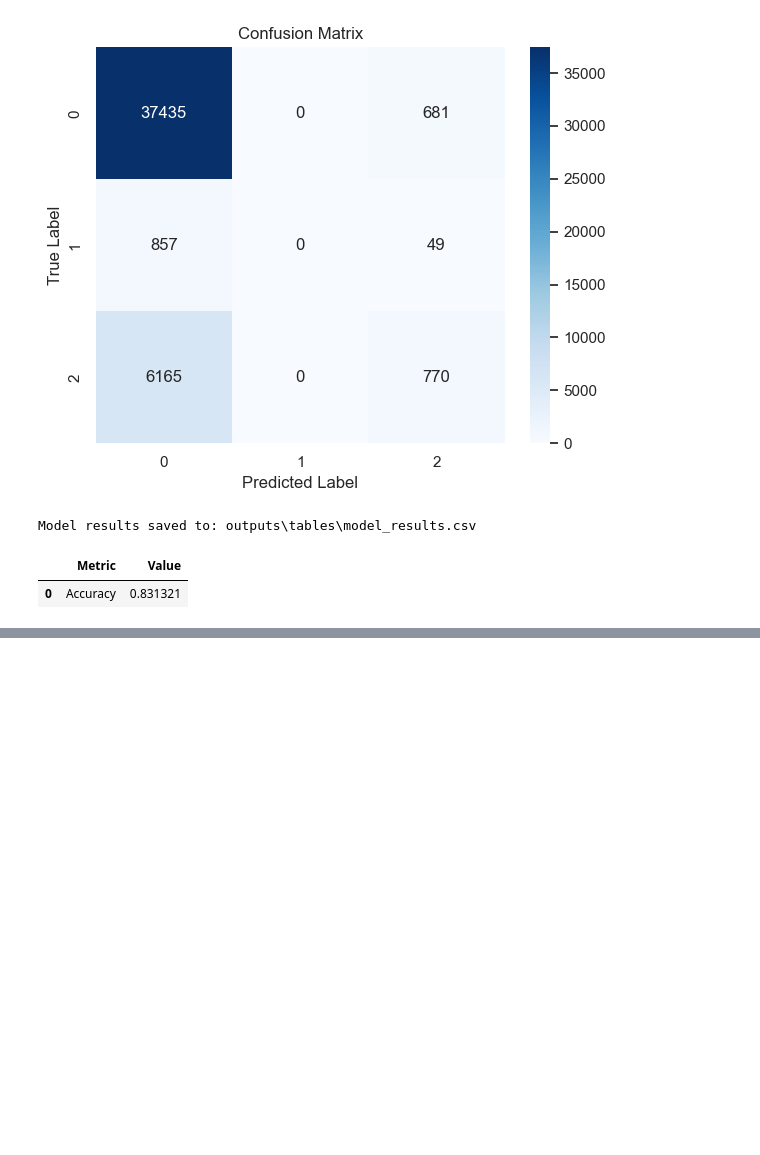
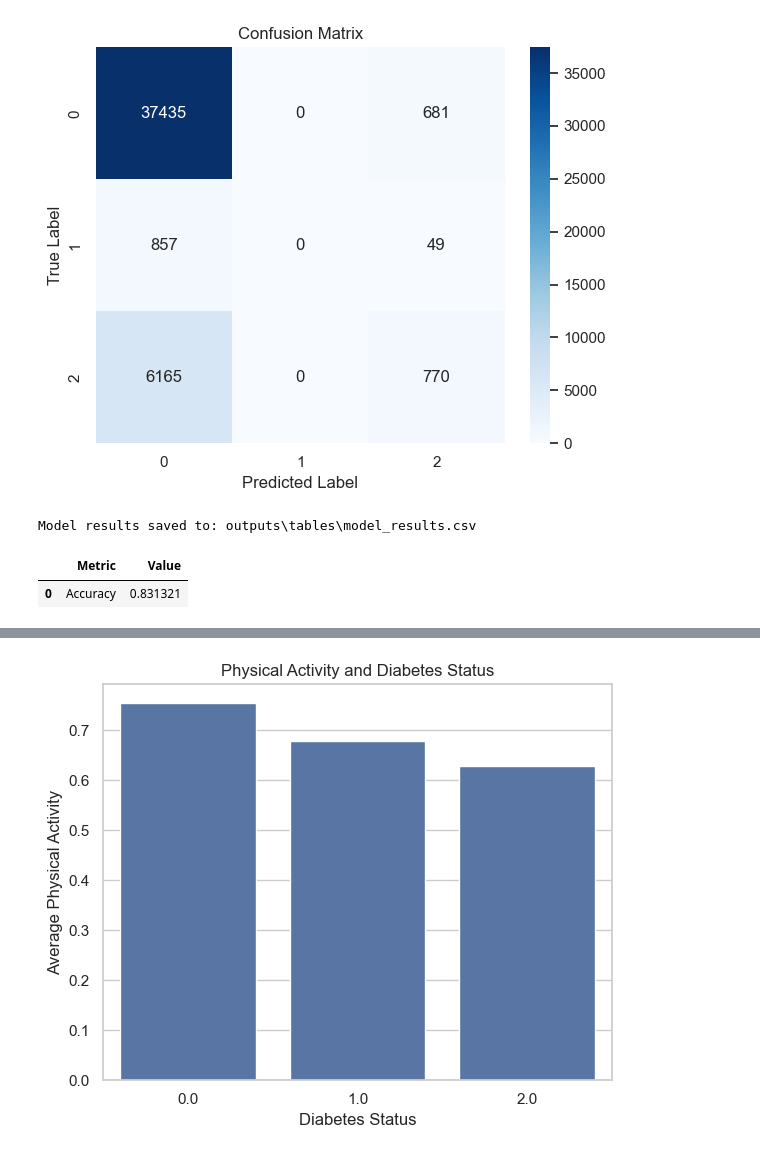
Before and after one commit to Amaanster1234/INFO-I211---Final-Project-, a Jupyter notebook: final_project.ipynb, the cells around one changed output, grey strips where cells are left out. Cells and saved outputs as stored; diff of their text form; code cells hidden in the pictures; blank space fills up the shorter version.

```diff
--- a/final_project.ipynb
+++ b/final_project.ipynb
@@ -1099,0 +1172,19 @@ Model results saved to: outputs\tables\model_results.csv
+# %%
+# ----------------------------
+# Final Physical Activity visualization
+# ----------------------------
+
+activity_summary = df.groupby("DiabetesStatus")["PhysicalActivity"].mean()
+
+plt.figure(figsize=(6,5))
+sns.barplot(x=activity_summary.index, y=activity_summary.values)
+
+plt.title("Physical Activity and Diabetes Status")
+plt.xlabel("Diabetes Status")
+plt.ylabel("Average Physical Activity")
+
+plt.tight_layout()
+plt.savefig(os.path.join(figures_folder, "final_activity_plot.png"))
+plt.show()
+# %% [output]
+[figure, added]
```
Also changed, not shown: parts of 5 cells of this notebook.
